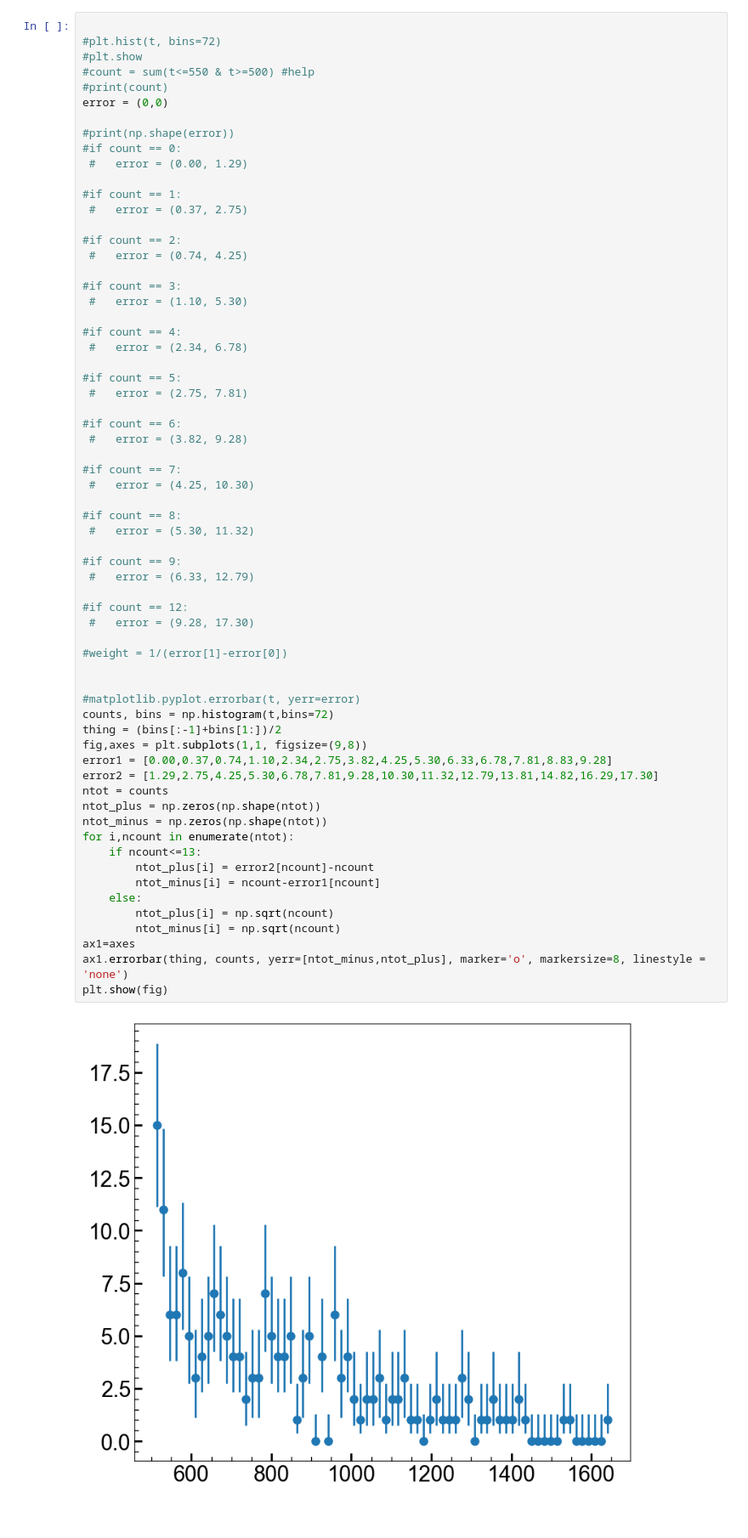
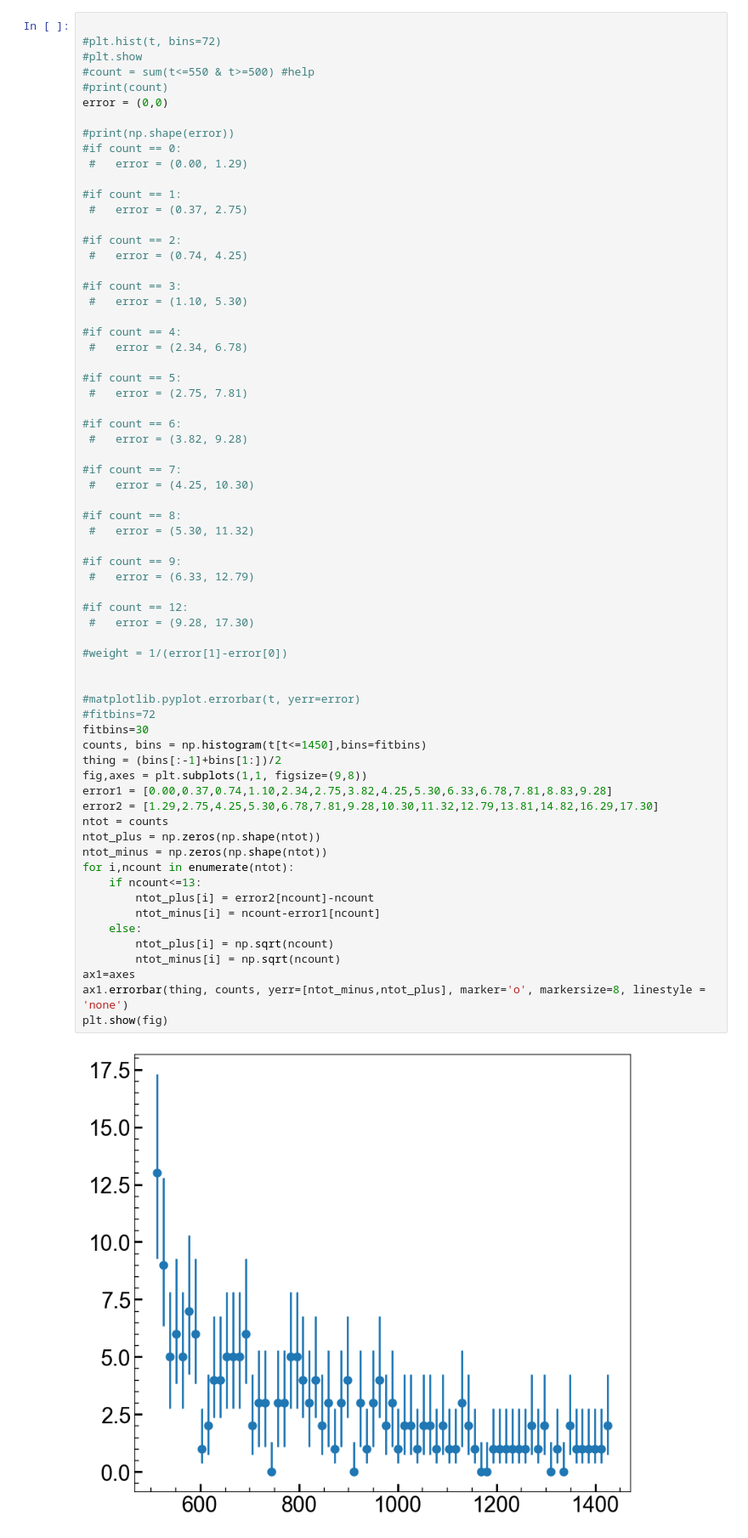
Before and after one commit to villano-lab/thermal-flux_paper2023, a Jupyter notebook: ChiSquare.ipynb, the cells around one changed output. Shown at 85% size. Drawn from its saved outputs; the diff is of its cells as text.

```diff
--- a/ChiSquare.ipynb
+++ b/ChiSquare.ipynb
@@ -85,33 +85,35 @@ error = (0,0)
  #   error = (5.30, 11.32)
 
 #if count == 9:
  #   error = (6.33, 12.79)
 
 #if count == 12:
  #   error = (9.28, 17.30)
 
 #weight = 1/(error[1]-error[0])
 
 
 #matplotlib.pyplot.errorbar(t, yerr=error)
-counts, bins = np.histogram(t,bins=72)
+#fitbins=72
+fitbins=30
+counts, bins = np.histogram(t[t<=1450],bins=fitbins)
 thing = (bins[:-1]+bins[1:])/2
 fig,axes = plt.subplots(1,1, figsize=(9,8))
 error1 = [0.00,0.37,0.74,1.10,2.34,2.75,3.82,4.25,5.30,6.33,6.78,7.81,8.83,9.28]
 error2 = [1.29,2.75,4.25,5.30,6.78,7.81,9.28,10.30,11.32,12.79,13.81,14.82,16.29,17.30]
 ntot = counts
 ntot_plus = np.zeros(np.shape(ntot))
 ntot_minus = np.zeros(np.shape(ntot))
 for i,ncount in enumerate(ntot):
     if ncount<=13:
         ntot_plus[i] = error2[ncount]-ncount
         ntot_minus[i] = ncount-error1[ncount]
     else:
         ntot_plus[i] = np.sqrt(ncount)
         ntot_minus[i] = np.sqrt(ncount)
 ax1=axes
 ax1.errorbar(thing, counts, yerr=[ntot_minus,ntot_plus], marker='o', markersize=8, linestyle = 'none')
 plt.show(fig)
 # %% [output]
-[figure, old version]
+[figure, new version]
 # %%
```
Also changed, not shown: parts of 4 cells of this notebook.
